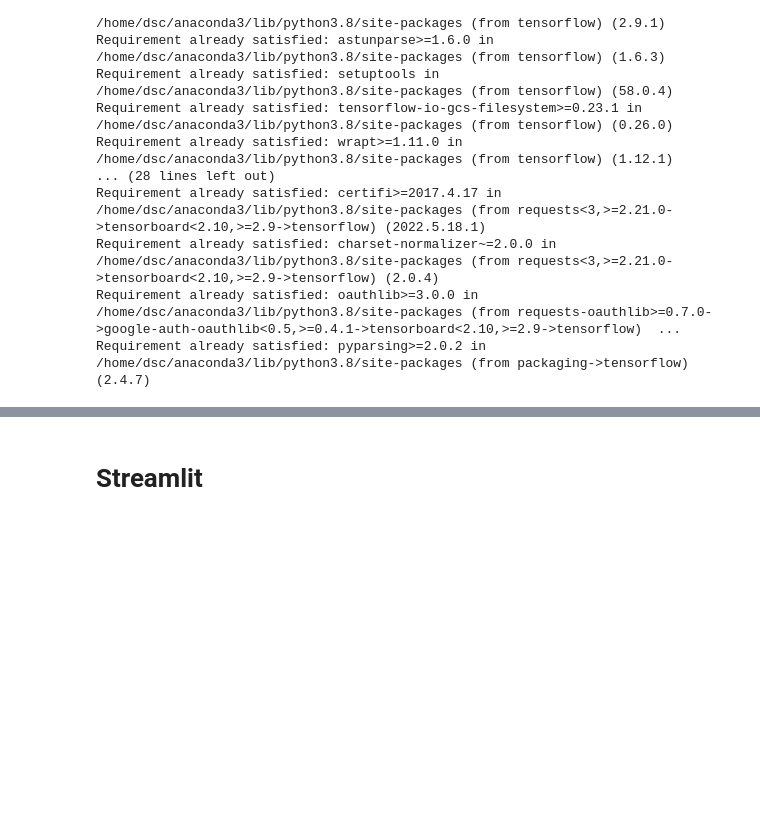
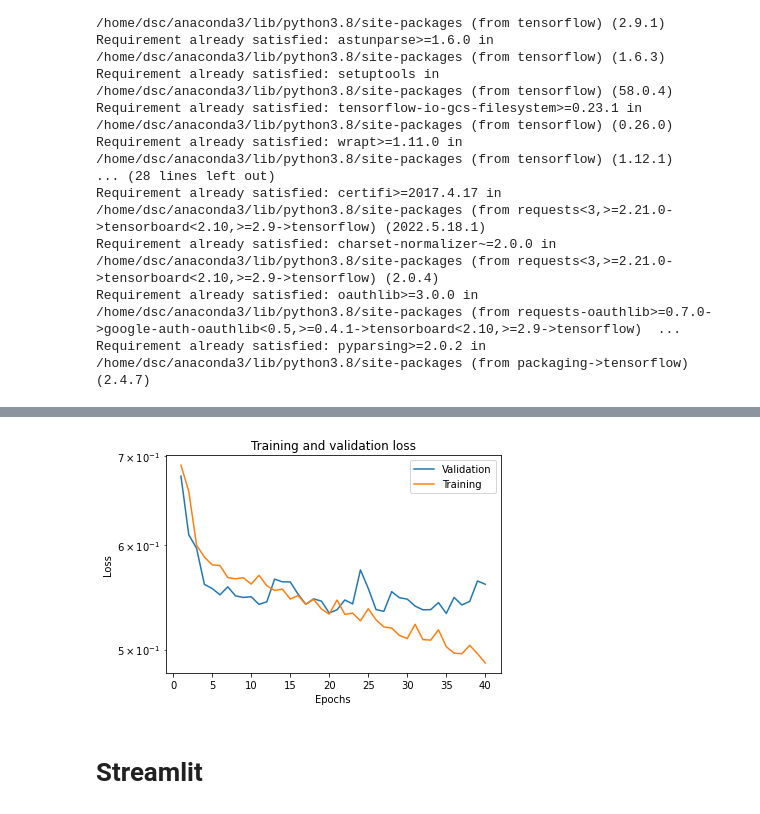
Before and after one commit to PacoRodriguezLozano/MoneyFighter, a Jupyter notebook: scraping_ufc.ipynb, the cells around one changed output, grey strips where cells are left out. Saved outputs shown, nothing was run; the diff lists cells and outputs as text; code cells hidden in the pictures; blank space fills up the shorter version.

```diff
--- a/scraping_ufc.ipynb
+++ b/scraping_ufc.ipynb
@@ -844,4 +916,4 @@ Name: winner, dtype: float64
 # %%
-X = convert_to_tensor(X)
-Y = convert_to_tensor(Y)
+X = convert_to_tensor(X_train_scaled)
+Y = convert_to_tensor(df_train_y)
 # %% [output]
@@ -867,7 +939,7 @@ Y_t.shape
 # %%
 model = Sequential()
 
-l1 = Dense(units = 30, input_shape=(38, ))
+l1 = Dense(units = 30, input_shape=(40, ))
 model.add(l1)
 
 l2 = Dense(units = 30, activation='relu')
@@ -908,6 +980,6 @@ Trainable params: 4,952
 Non-trainable params: 0
 _________________________________________________________________
 # %%
-model.fit(x = X, y = Y_t, epochs = 40)
+hist = model.fit(x = X, y = Y_t, batch_size = 50, validation_split = 0.1, epochs = 40)
 # %% [output]
 Epoch 1/40
@@ -931,3 +1002,29 @@ Epoch 40/40
+# %%
+def plot_metric(history, metric):
+    history_dict = history.history
+    values = history_dict[metric]
+    if 'val_' + metric in history_dict.keys():
+        val_values = history_dict['val_' + metric]
+
+    epochs = range(1, len(values) + 1)
+
+    if 'val_' + metric in history_dict.keys():
+        plt.plot(epochs, val_values, label='Validation')
+    plt.semilogy(epochs, values, label='Training')
+
+    if 'val_' + metric in history_dict.keys():
+        plt.title('Training and validation %s' % metric)
+    else:
+        plt.title('Training %s' % metric)
+    plt.xlabel('Epochs')
+    plt.ylabel(metric.capitalize())
+    plt.legend()
+
+    plt.show()
+# %%
+plot_metric(hist, 'loss')
+# %% [output]
+[figure, added]
 # %% [markdown]
 # Streamlit
 # %%
```
Also changed, not shown: parts of 49 cells of this notebook, 1 other file.
